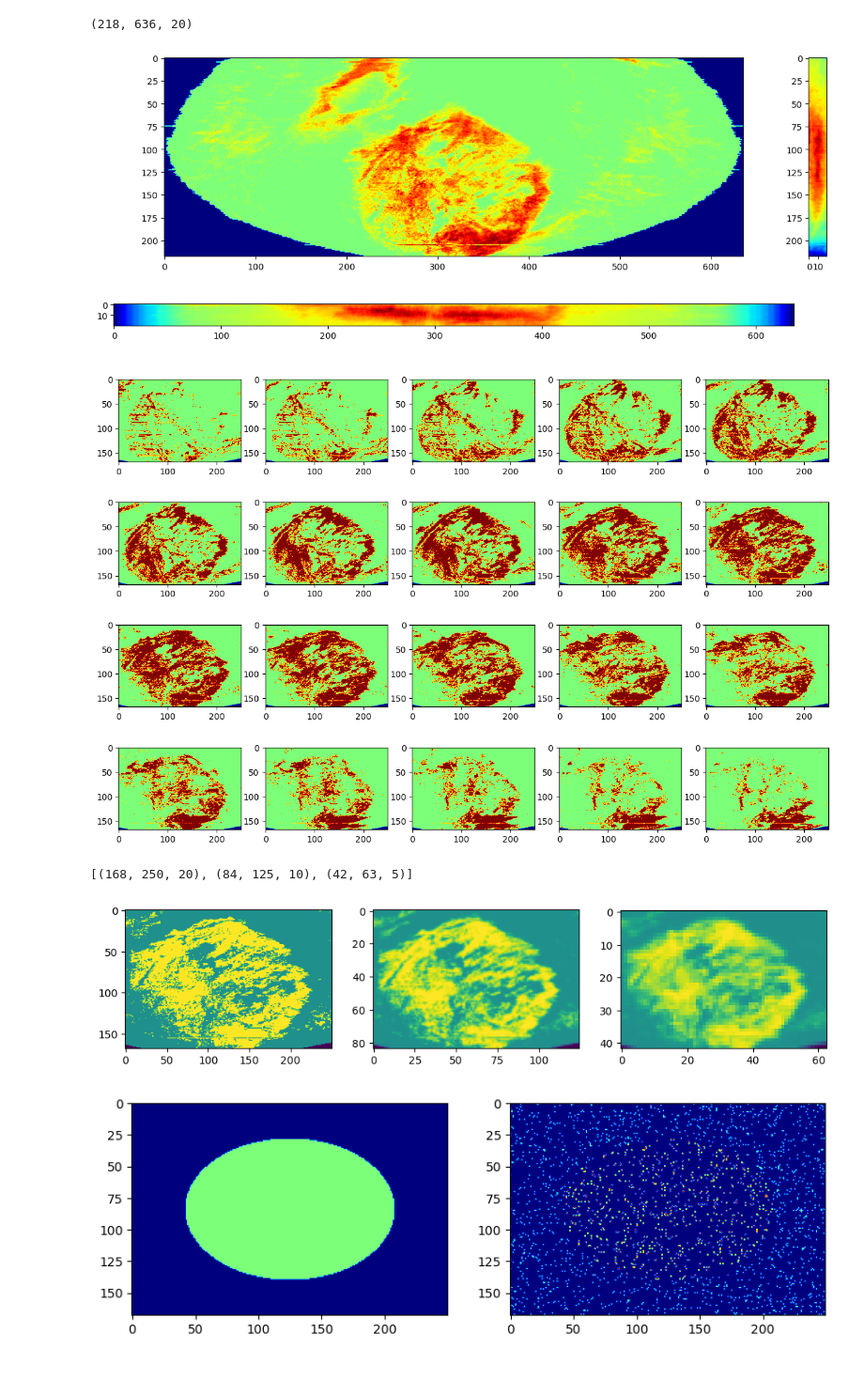
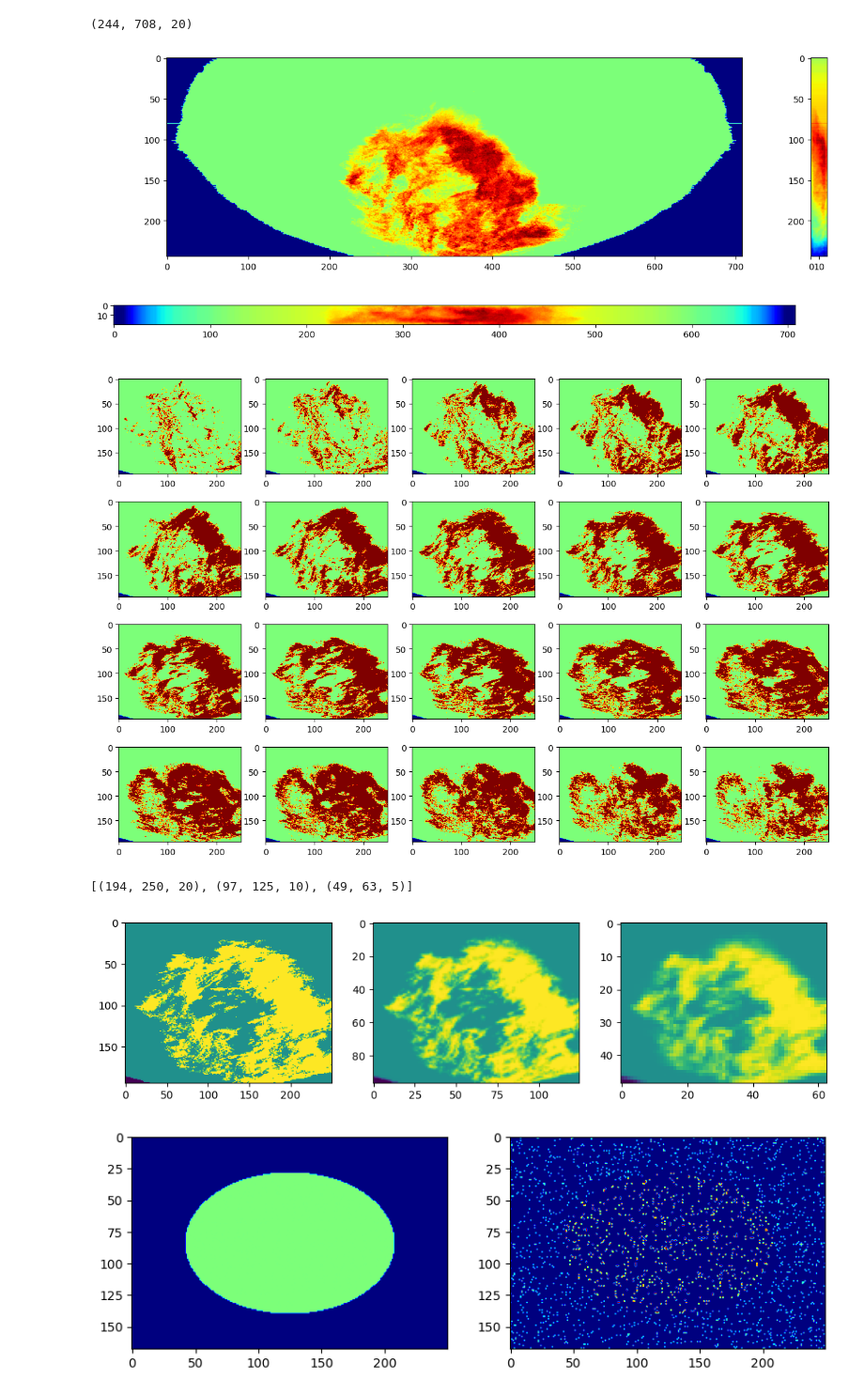
Before and after one commit to TiNezlobinsky/BiTis, a Jupyter notebook: examples/slab_simulation.ipynb, the cells around one changed output. Shown at 94% size. Drawn from its saved outputs; the diff is of its cells as text; code cells hidden in the pictures.

```diff
--- a/examples/slab_simulation.ipynb
+++ b/examples/slab_simulation.ipynb
@@ -1,34 +1,34 @@
 # %%
 from pathlib import Path
 import numpy as np
 import matplotlib.pyplot as plt
 
 # path = Path("/Users/arstanbek/Projects/fibrosis/BiTis/data/3D")
 # path = Path("/home/arstan/Projects/Fibrosis/BiTis/data/3D")
 path = Path("/Users/arstanbek/Projects/fibrosis/FibrosisSimulation/data")
 hearts_list = ["Zep1", "Zep3", "Zep4",
                "Zep6", "Zep7", "Zep8",
                "Zep9", "Zep10", "Zep11"]
 
-heart = hearts_list[0]
+heart = hearts_list[4]
 slab_or = np.load(path.joinpath(heart, "slab.npy")).astype(np.float32)
 
 print(slab_or.shape)
 
 
 fig, axs = plt.subplots(2, 2, figsize=(12, 5),
                         width_ratios=[1, slab_or.shape[2]/slab_or.shape[1]],
                         height_ratios=[1, slab_or.shape[0]/slab_or.shape[1]])
 
 axs[0, 0].imshow(slab_or.sum(axis=2), cmap="jet")
 axs[0, 1].imshow(slab_or.sum(axis=1), cmap="jet")
 axs[1, 0].imshow(slab_or.sum(axis=0).T, cmap="jet")
 axs[1, 1].axis("off")
 plt.tight_layout()
 plt.show()
 # %% [output]
-(218, 636, 20)
+(244, 708, 20)
-[figure, old version]
+[figure, new version]
 # %%
 i_min = 50
 i_max = min(300, slab_or.shape[0])
@@ -44,7 +44,7 @@ for i in range(20):
     axs.flat[i].imshow(slab[..., i], cmap="jet")
 plt.show()
 # %% [output]
-[figure, old version]
+[figure, new version]
 # %%
 import numpy as np
 from skimage.transform import pyramid_gaussian
@@ -61,8 +61,8 @@ axs[1].imshow(pyramid[1][:, :, 4])
 axs[2].imshow(pyramid[2][:, :, 2])
 plt.show()
 # %% [output]
-[(168, 250, 20), (84, 125, 10), (42, 63, 5)]
+[(194, 250, 20), (97, 125, 10), (49, 63, 5)]
-[figure, old version]
+[figure, new version]
 # %%
 
 im = np.zeros_like(slab[:, :, slab.shape[2]//2]).astype(bool)
```
Also changed, not shown: parts of 3 cells of this notebook, 21 other files.
